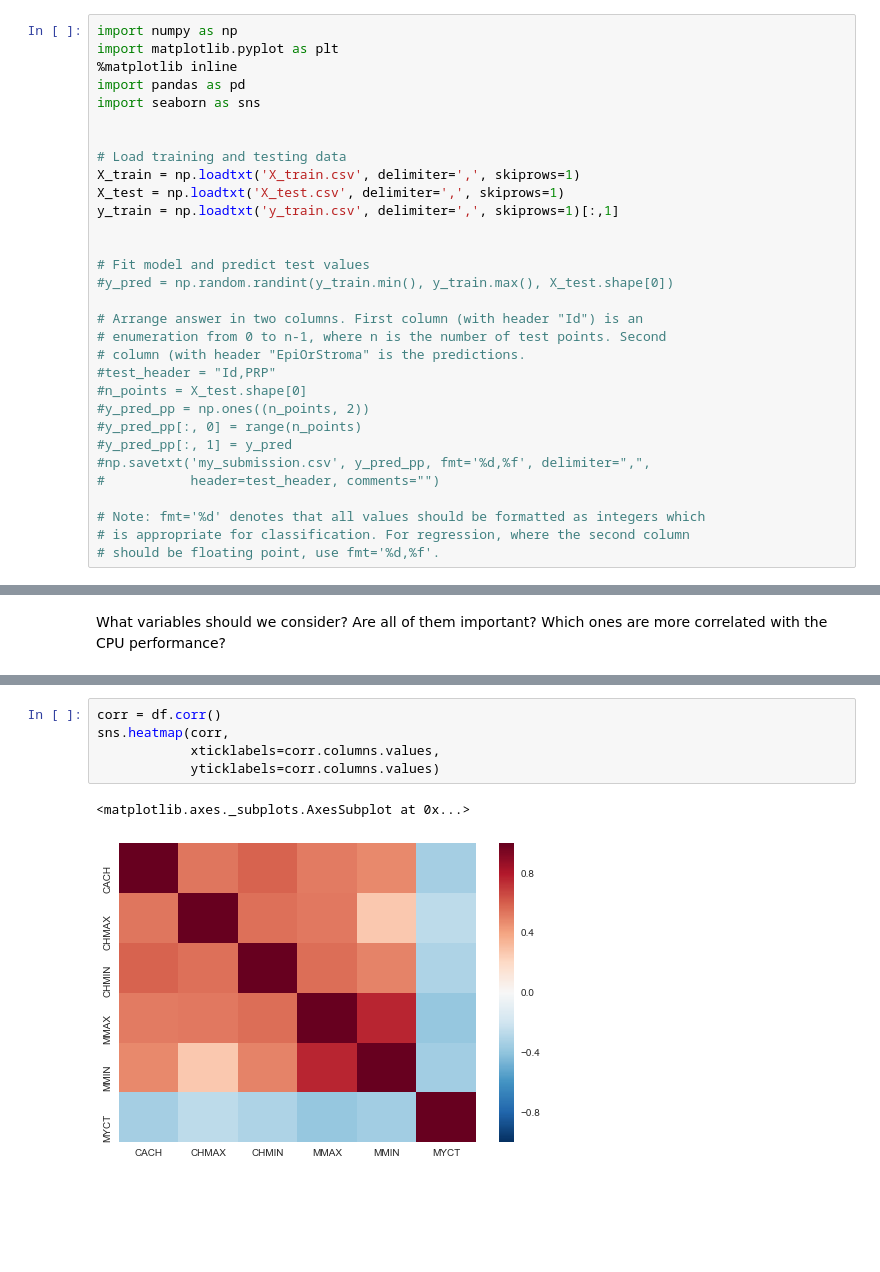
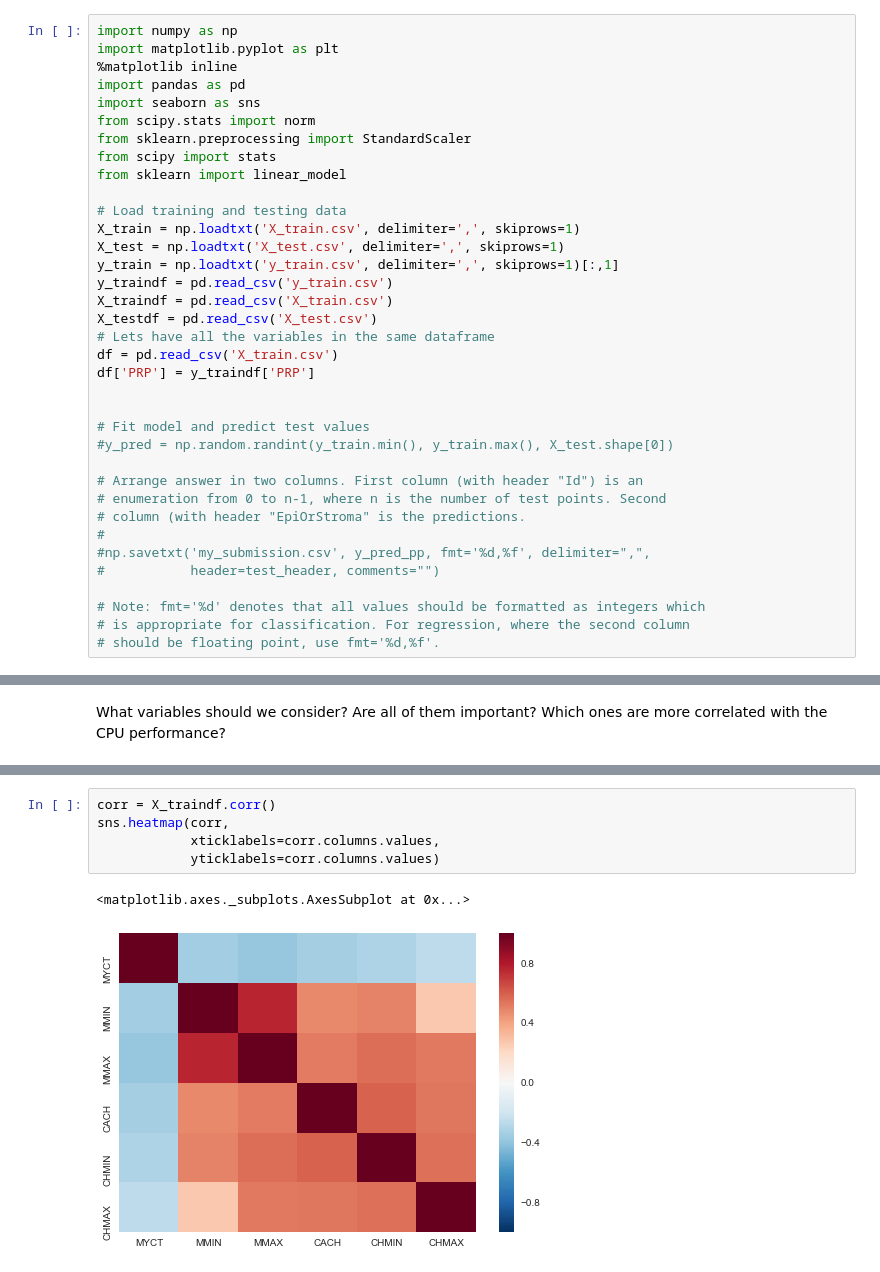
Before and after one commit to maclanzallamas/MachineLearningCourseWork, a Jupyter notebook: Regression/Regression.ipynb, the cells around one changed output, grey strips where cells are left out. Saved outputs shown, nothing was run; the diff lists cells and outputs as text; blank space fills up the shorter version.

```diff
--- a/Regression/Regression.ipynb
+++ b/Regression/Regression.ipynb
@@ -4,12 +4,21 @@ import matplotlib.pyplot as plt
 %matplotlib inline
 import pandas as pd
 import seaborn as sns
-
+from scipy.stats import norm
+from sklearn.preprocessing import StandardScaler
+from scipy import stats
+from sklearn import linear_model
 
 # Load training and testing data
 X_train = np.loadtxt('X_train.csv', delimiter=',', skiprows=1)
 X_test = np.loadtxt('X_test.csv', delimiter=',', skiprows=1)
 y_train = np.loadtxt('y_train.csv', delimiter=',', skiprows=1)[:,1]
+y_traindf = pd.read_csv('y_train.csv')
+X_traindf = pd.read_csv('X_train.csv')
+X_testdf = pd.read_csv('X_test.csv')
+# Lets have all the variables in the same dataframe
+df = pd.read_csv('X_train.csv')
+df['PRP'] = y_traindf['PRP']
 
 
 # Fit model and predict test values
@@ -18,11 +27,7 @@ y_train = np.loadtxt('y_train.csv', delimiter=',', skiprows=1)[:,1]
 # Arrange answer in two columns. First column (with header "Id") is an
 # enumeration from 0 to n-1, where n is the number of test points. Second
 # column (with header "EpiOrStroma" is the predictions.
-#test_header = "Id,PRP"
-#n_points = X_test.shape[0]
-#y_pred_pp = np.ones((n_points, 2))
-#y_pred_pp[:, 0] = range(n_points)
-#y_pred_pp[:, 1] = y_pred
+#
 #np.savetxt('my_submission.csv', y_pred_pp, fmt='%d,%f', delimiter=",",
 #           header=test_header, comments="")
 
@@ -88,8 +71,8 @@ df
 # %%
-corr = df.corr()
+corr = X_traindf.corr()
 sns.heatmap(corr,
             xticklabels=corr.columns.values,
             yticklabels=corr.columns.values)
 # %% [output]
 <matplotlib.axes._subplots.AxesSubplot at 0x...>
-[figure, old version]
+[figure, new version]
```
Also changed, not shown: parts of 21 cells of this notebook, 1 other file.
